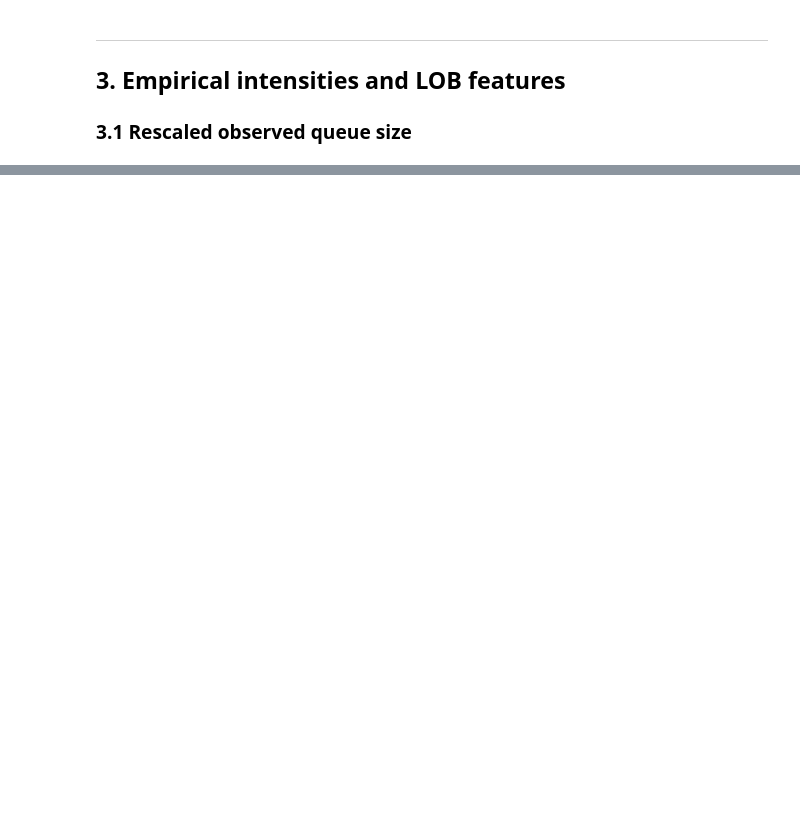
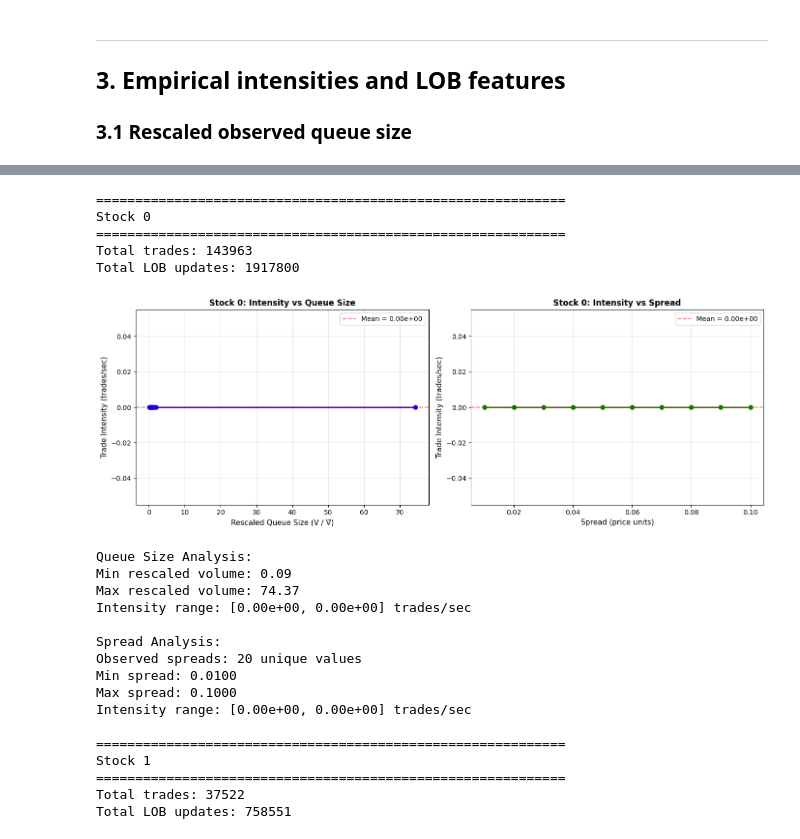
Before and after one commit to adonis107/MDS-HFD, a Jupyter notebook: DHF-LAB2-AMRI-CHIBA-JAMAL.ipynb, the cells around one changed output, grey strips where cells are left out. Drawn from its saved outputs; the diff is of its cells as text; code cells hidden in the pictures; blank space fills up the shorter version.

```diff
--- a/DHF-LAB2-AMRI-CHIBA-JAMAL.ipynb
+++ b/DHF-LAB2-AMRI-CHIBA-JAMAL.ipynb
@@ -36,0 +405,80 @@ updates_df = pd.concat([df_updates.assign(stock=i, day=j) for (j, i), df_updates
+# %%
+trades_analysis = trades_df.copy()
+updates_analysis = updates_df.copy()
+
+if not pd.api.types.is_numeric_dtype(trades_analysis['ts']):
+    trades_analysis['ts'] = pd.to_datetime(trades_analysis['ts'], unit='s').astype(np.int64)
+if not pd.api.types.is_numeric_dtype(updates_analysis['ts']):
+    updates_analysis['ts'] = pd.to_datetime(updates_analysis['ts'], unit='s').astype(np.int64)
+
+stocks = sorted(trades_analysis['stock'].unique())
+
+for stock_id in stocks:
+    stock_trades = trades_analysis[trades_analysis['stock'] == stock_id]
+    stock_lob = updates_analysis[updates_analysis['stock'] == stock_id]
+
+    print(f"\n{'='*60}")
+    print(f"Stock {stock_id}")
+    print(f"{'='*60}")
+    print(f"Total trades: {len(stock_trades)}")
+    print(f"Total LOB updates: {len(stock_lob)}")
+
+    x_vol, y_vol_int = calculate_empirical_intensity(stock_trades, stock_lob, 'queue_size', n_bins=15)
+    x_spr, y_spr_int = calculate_empirical_intensity(stock_trades, stock_lob, 'spread')
+
+    fig, axes = plt.subplots(1, 2, figsize=(14, 5))
+
+    axes[0].plot(x_vol, y_vol_int * 1e9, 'b-o', linewidth=2, markersize=6)
+    axes[0].set_xlabel('Rescaled Queue Size (V / V̄)', fontsize=11)
+    axes[0].set_ylabel('Trade Intensity (trades/sec)', fontsize=11)
+    axes[0].set_title(f'Stock {stock_id}: Intensity vs Queue Size', fontsize=12, fontweight='bold')
+    axes[0].grid(True, alpha=0.3)
+    axes[0].axhline(y=np.mean(y_vol_int * 1e9), color='r', linestyle='--',
+                    alpha=0.5, label=f'Mean = {np.mean(y_vol_int * 1e9):.2e}')
+    axes[0].legend()
+
+    axes[1].plot(x_spr, y_spr_int * 1e9, 'g-o', linewidth=2, markersize=6)
+    axes[1].set_xlabel('Spread (price units)', fontsize=11)
+    axes[1].set_ylabel('Trade Intensity (trades/sec)', fontsize=11)
+    axes[1].set_title(f'Stock {stock_id}: Intensity vs Spread', fontsize=12, fontweight='bold')
+    axes[1].grid(True, alpha=0.3)
+    axes[1].axhline(y=np.mean(y_spr_int * 1e9), color='r', linestyle='--',
+                    alpha=0.5, label=f'Mean = {np.mean(y_spr_int * 1e9):.2e}')
+    axes[1].legend()
+
+    plt.tight_layout()
+    plt.show()
+
+    print(f"\nQueue Size Analysis:")
+    print(f"Min rescaled volume: {x_vol.min():.2f}")
+    print(f"Max rescaled volume: {x_vol.max():.2f}")
+    print(f"Intensity range: [{y_vol_int.min()*1e9:.2e}, {y_vol_int.max()*1e9:.2e}] trades/sec")
+
+    print(f"\nSpread Analysis:")
+    print(f"Observed spreads: {len(x_spr)} unique values")
+    print(f"Min spread: {x_spr.min():.4f}")
+    print(f"Max spread: {x_spr.max():.4f}")
+    print(f"Intensity range: [{y_spr_int.min()*1e9:.2e}, {y_spr_int.max()*1e9:.2e}] trades/sec")
+# %% [output]
+============================================================
+Stock 0
+============================================================
+Total trades: 143963
+Total LOB updates: 1917800
+[figure, added]
+Queue Size Analysis:
+Min rescaled volume: 0.09
+Max rescaled volume: 74.37
+Intensity range: [0.00e+00, 0.00e+00] trades/sec
+
+Spread Analysis:
+Observed spreads: 20 unique values
+Min spread: 0.0100
+Max spread: 0.1000
+Intensity range: [0.00e+00, 0.00e+00] trades/sec
+
+============================================================
+Stock 1
+============================================================
+Total trades: 37522
+Total LOB updates: 758551
```
Also changed, not shown: parts of 15 cells of this notebook.
